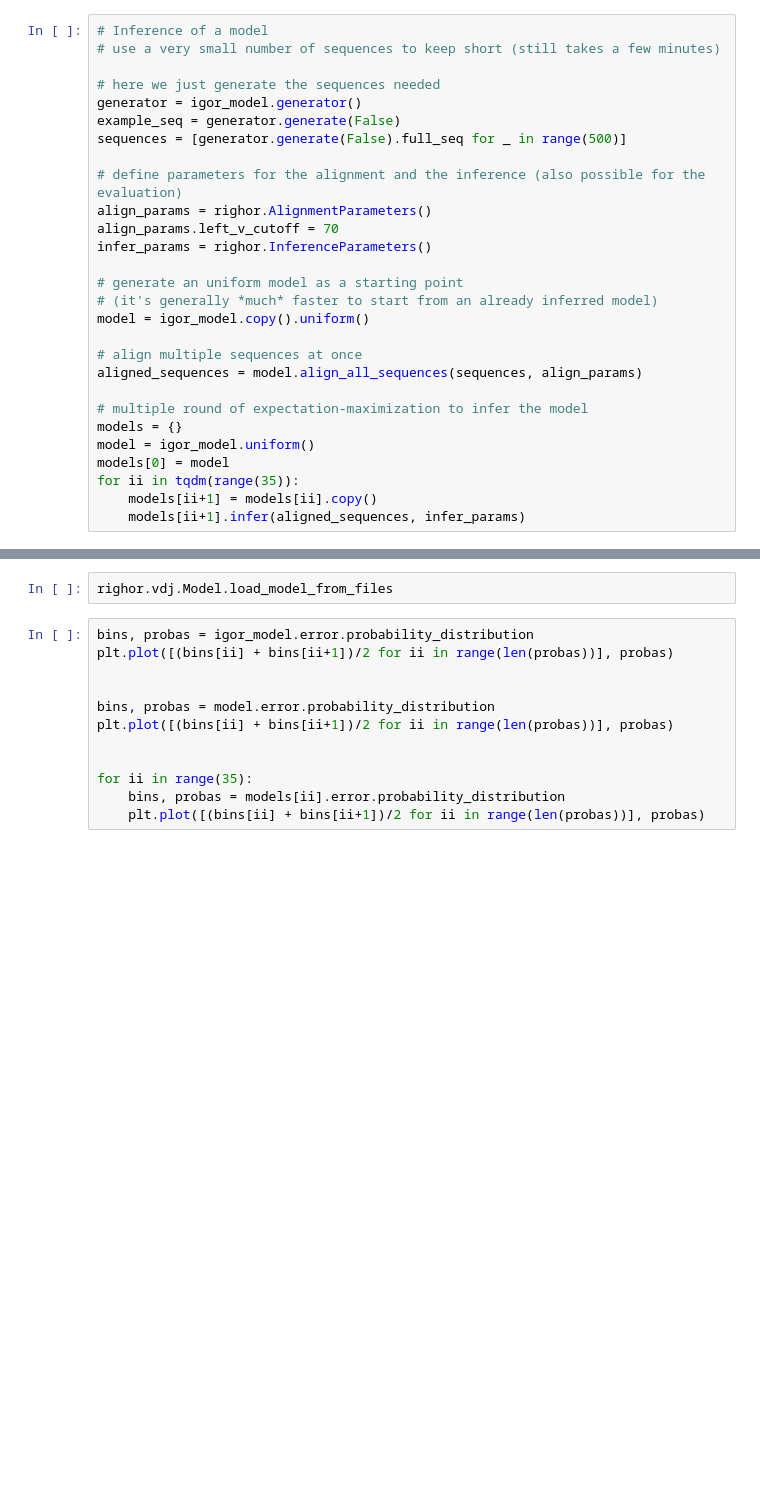
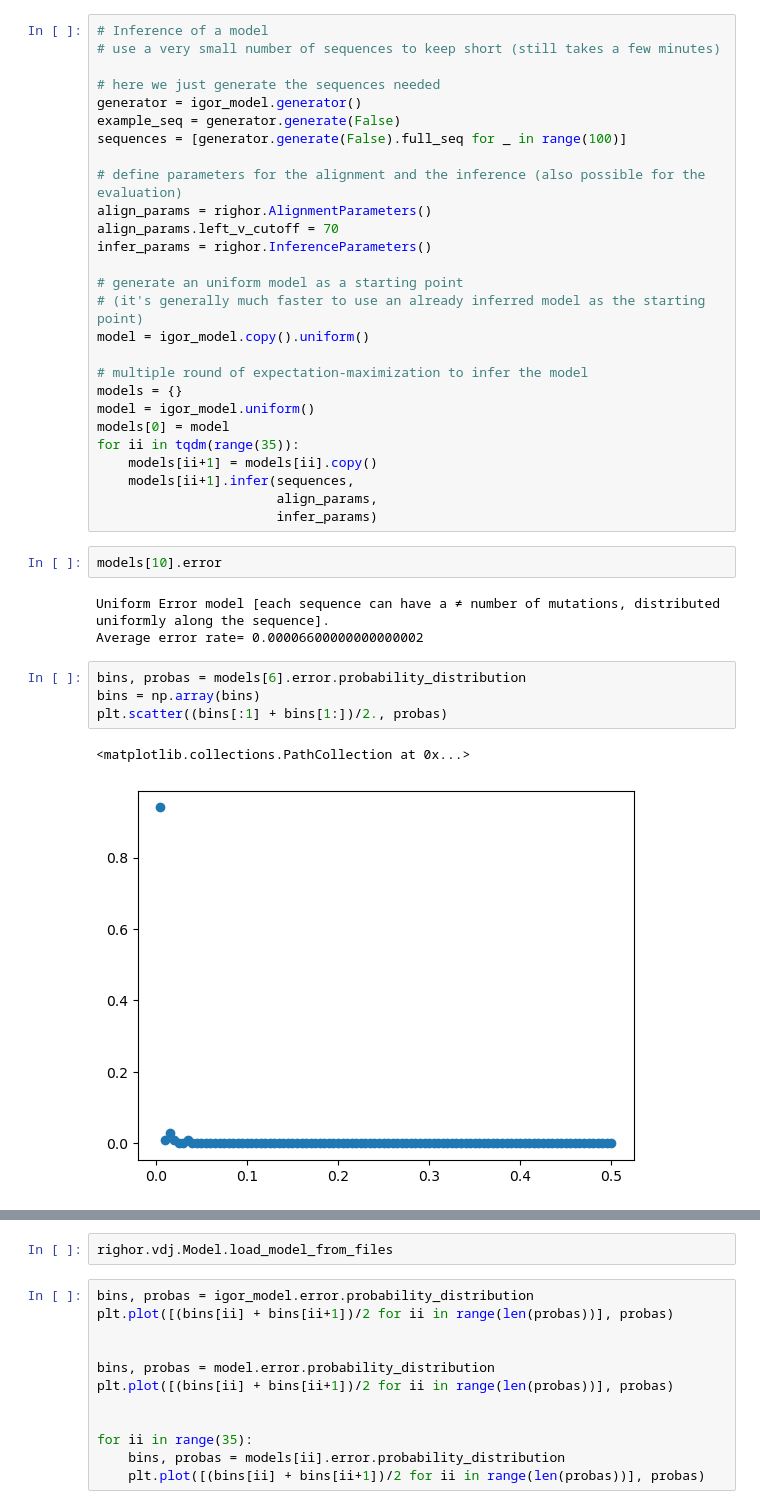
Before and after one commit to Thopic/righor-py, a Jupyter notebook: Examples.ipynb, the cells around one changed output, grey strips where cells are left out. Saved outputs shown, nothing was run; the diff lists cells and outputs as text; blank space fills up the shorter version.

```diff
--- a/Examples.ipynb
+++ b/Examples.ipynb
@@ -88,7 +89,7 @@ Pgen: 2.6e-11
 # here we just generate the sequences needed
 generator = igor_model.generator()
 example_seq = generator.generate(False)
-sequences = [generator.generate(False).full_seq for _ in range(500)]
+sequences = [generator.generate(False).full_seq for _ in range(100)]
 
 # define parameters for the alignment and the inference (also possible for the evaluation)
 align_params = righor.AlignmentParameters()
@@ -96,11 +97,8 @@ align_params.left_v_cutoff = 70
 infer_params = righor.InferenceParameters()
 
 # generate an uniform model as a starting point
-# (it's generally *much* faster to start from an already inferred model)
+# (it's generally much faster to use an already inferred model as the starting point)
 model = igor_model.copy().uniform()
-
-# align multiple sequences at once
-aligned_sequences = model.align_all_sequences(sequences, align_params)
 
 # multiple round of expectation-maximization to infer the model
 models = {}
@@ -108,7 +106,21 @@ model = igor_model.uniform()
 models[0] = model
 for ii in tqdm(range(35)):
     models[ii+1] = models[ii].copy()
-    models[ii+1].infer(aligned_sequences, infer_params)
+    models[ii+1].infer(sequences,
+                       align_params,
+                       infer_params)
+# %%
+models[10].error
+# %% [output]
+Uniform Error model [each sequence can have a ≠ number of mutations, distributed uniformly along the sequence].
+Average error rate= 0.00006600000000000002
+# %%
+bins, probas = models[6].error.probability_distribution
+bins = np.array(bins)
+plt.scatter((bins[:1] + bins[1:])/2., probas)
+# %% [output]
+<matplotlib.collections.PathCollection at 0x...>
+[figure, added]
 # %%
 # visualisation of the results
 fig = righor.plot_vdj(*[models[ii] for ii in [10, 2, 1, 0]] + [igor_model],
```
Also changed, not shown: parts of 6 cells of this notebook, 1 other file.
